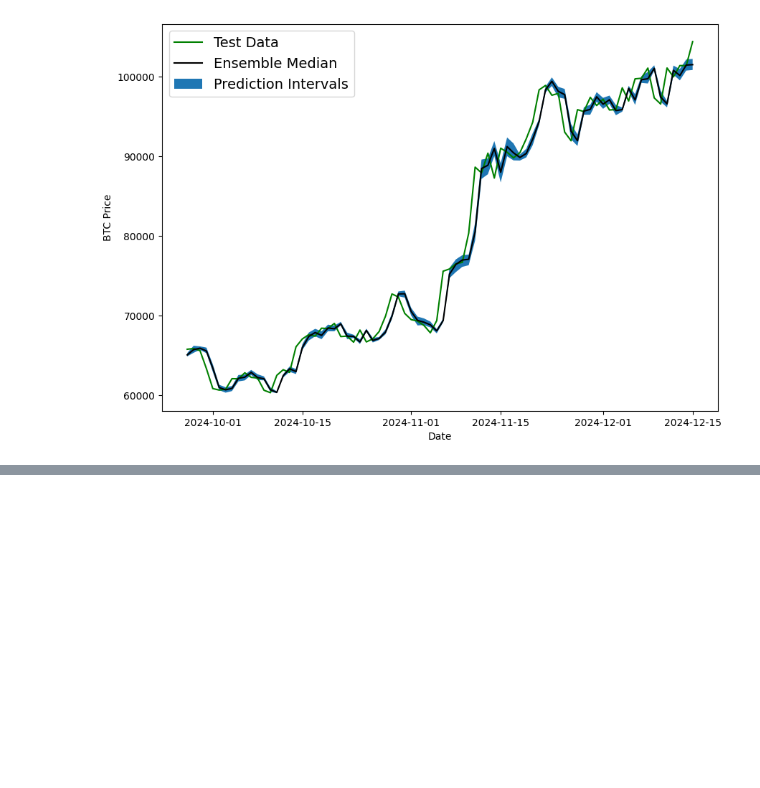
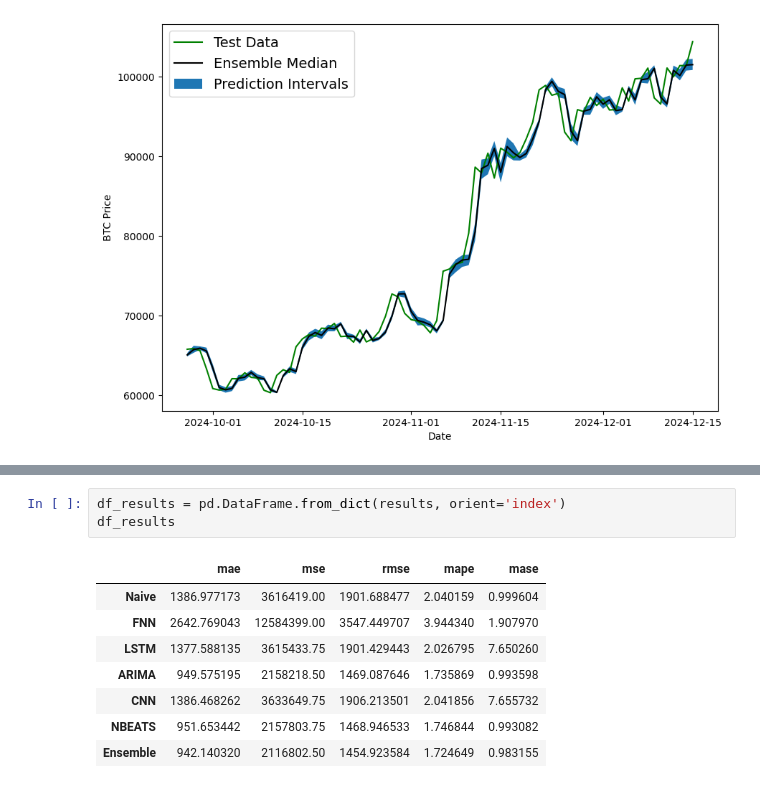
Before and after one commit to davydantoniuk/btc-timeseries-forecasting, a Jupyter notebook: btc_forecast.ipynb, the cells around one changed output, grey strips where cells are left out. Drawn from its saved outputs; the diff is of its cells as text; blank space fills up the shorter version.

```diff
--- a/btc_forecast.ipynb
+++ b/btc_forecast.ipynb
@@ -618,0 +631,12 @@ plt.legend(loc="upper left", fontsize=14);
+# %%
+df_results = pd.DataFrame.from_dict(results, orient='index')
+df_results
+# %% [output]
+|  | mae | mse | rmse | mape | mase |
+| Naive | 1386.977173 | 3616419.00 | 1901.688477 | 2.040159 | 0.999604 |
+| FNN | 2642.769043 | 12584399.00 | 3547.449707 | 3.944340 | 1.907970 |
+| LSTM | 1377.588135 | 3615433.75 | 1901.429443 | 2.026795 | 7.650260 |
+| ARIMA | 949.575195 | 2158218.50 | 1469.087646 | 1.735869 | 0.993598 |
+| CNN | 1386.468262 | 3633649.75 | 1906.213501 | 2.041856 | 7.655732 |
+| NBEATS | 951.653442 | 2157803.75 | 1468.946533 | 1.746844 | 0.993082 |
+| Ensemble | 942.140320 | 2116802.50 | 1454.923584 | 1.724649 | 0.983155 |
```
Also changed, not shown: parts of 6 cells of this notebook.
